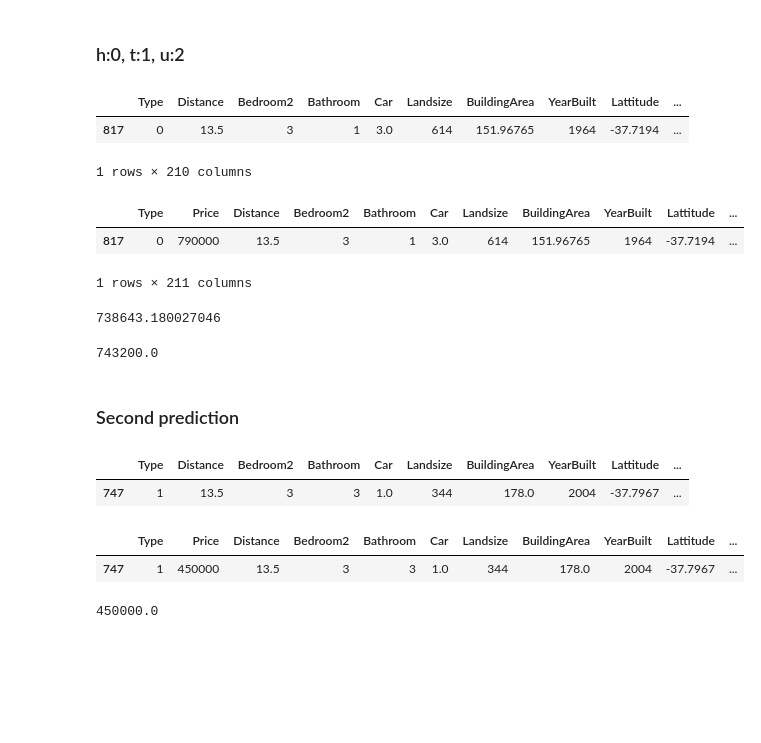
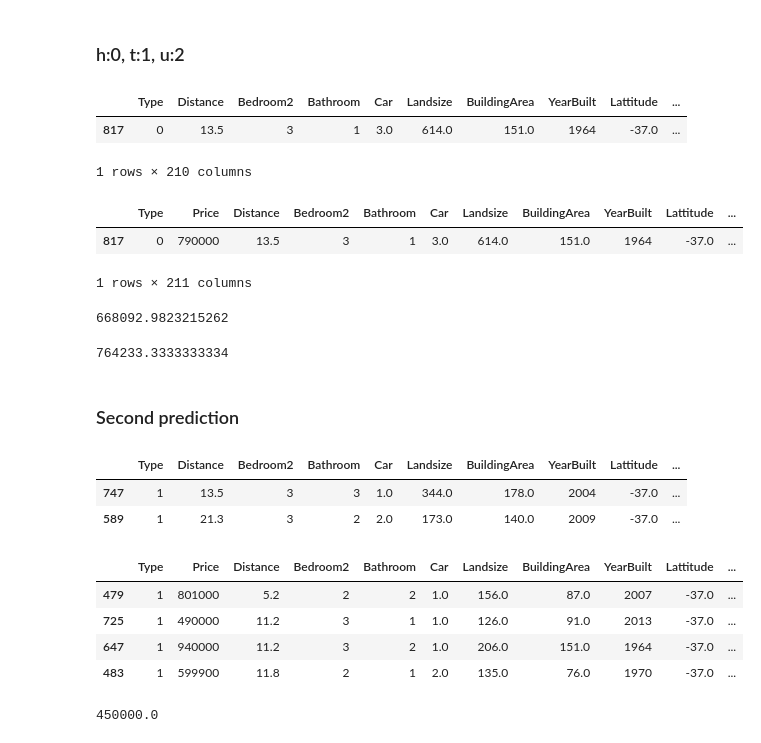
Before and after one commit to tomadonna1/Melbourne-housing, a Jupyter notebook: models/Step 2 - Model building/final.ipynb, the cells around one changed output. Cells and saved outputs as stored; diff of their text form; code cells hidden in the pictures; blank space fills up the shorter version.

```diff
--- a/models/Step 2 - Model building/final.ipynb
+++ b/models/Step 2 - Model building/final.ipynb
@@ -23,3 +23,14 @@ df.head()
 | 3 | u | 462500 | 13.5 | 2 | 1 | 1.0 | 164 | 126.2 | 2003 | -37.7218 | ... |
 | 4 | u | 510000 | 13.5 | 2 | 1 | 1.0 | 141 | 76.0 | 1985 | -37.7202 | ... |
 5 rows × 211 columns
+# %%
+df['Lattitude'] = df['Lattitude'].astype(int)
+df['Longtitude'] = df['Longtitude'].astype(int)
+# %%
+df['Lattitude'] = df['Lattitude'].astype(float)
+df['Longtitude'] = df['Longtitude'].astype(float)
+# %%
+df['BuildingArea'] = df['BuildingArea'].astype(int)
+df['Landsize'] = df['Landsize'].astype(int)
+df['BuildingArea'] = df['BuildingArea'].astype(float)
+df['Landsize'] = df['Landsize'].astype(float)
@@ -298,37 +325,41 @@ X_test.head(20)
 X_test[(X_test['Type'] == 0) & (X_test['Airport West'] == 1)].head(1)
 # %% [output]
 |  | Type | Distance | Bedroom2 | Bathroom | Car | Landsize | BuildingArea | YearBuilt | Lattitude | ... |
-| 817 | 0 | 13.5 | 3 | 1 | 3.0 | 614 | 151.96765 | 1964 | -37.7194 | ... |
+| 817 | 0 | 13.5 | 3 | 1 | 3.0 | 614.0 | 151.0 | 1964 | -37.0 | ... |
 1 rows × 210 columns
 # %%
 df2[(df2['Type'] == 0) & (df2['Airport West'] == 1) & (df2['Landsize'] == 614)].head(1)
 # %% [output]
 |  | Type | Price | Distance | Bedroom2 | Bathroom | Car | Landsize | BuildingArea | YearBuilt | Lattitude | ... |
-| 817 | 0 | 790000 | 13.5 | 3 | 1 | 3.0 | 614 | 151.96765 | 1964 | -37.7194 | ... |
+| 817 | 0 | 790000 | 13.5 | 3 | 1 | 3.0 | 614.0 | 151.0 | 1964 | -37.0 | ... |
 1 rows × 211 columns
 # %%
 # location,house_type,distance,bedroom2,bathroom,car,landsize,buildingArea,yearBuilt,lattitude,longtitude
-predict_price_g("Airport West", 0, 13.5, 3, 1, 3, 614, 151.96765, 1964, -37.7194, 144.8827)
+predict_price_g("Airport West", 0, 13.5, 3, 1, 3, 614, 151, 1964, -37, 144)
 # %% [output]
-738643.180027046
+668092.9823215262
 # %%
-predict_price_rf("Airport West", 0, 13.5, 3, 1, 3, 614, 151.96765, 1964, -37.7194, 144.8827)
+predict_price_rf("Airport West", 0, 13.5, 3, 1, 3, 614, 151, 1964, -37, 144)
 # %% [output]
-743200.0
+764233.3333333334
 # %% [markdown]
 ### Second prediction
 # %%
 # Set the option to display all columns
 pd.set_option('display.max_columns', None)
 
-X_test[(X_test['Type'] == 1)].head(1)
+X_test[(X_test['Type'] == 1)].head(2)
 # %% [output]
 |  | Type | Distance | Bedroom2 | Bathroom | Car | Landsize | BuildingArea | YearBuilt | Lattitude | ... |
-| 747 | 1 | 13.5 | 3 | 3 | 1.0 | 344 | 178.0 | 2004 | -37.7967 | ... |
+| 747 | 1 | 13.5 | 3 | 3 | 1.0 | 344.0 | 178.0 | 2004 | -37.0 | ... |
+| 589 | 1 | 21.3 | 3 | 2 | 2.0 | 173.0 | 140.0 | 2009 | -37.0 | ... |
 # %%
-df2[(df2['Type'] == 1) & (df2['Sunshine West'] == 1) & (df2['Lattitude'] == -37.7967)].head(1)
+df2[(df2['Type'] == 1) & (df2['Sunshine West'] == 1 & (df2['BuildingArea'] == 178))].head(4)
 # %% [output]
 |  | Type | Price | Distance | Bedroom2 | Bathroom | Car | Landsize | BuildingArea | YearBuilt | Lattitude | ... |
-| 747 | 1 | 450000 | 13.5 | 3 | 3 | 1.0 | 344 | 178.0 | 2004 | -37.7967 | ... |
+| 479 | 1 | 801000 | 5.2 | 2 | 2 | 1.0 | 156.0 | 87.0 | 2007 | -37.0 | ... |
+| 725 | 1 | 490000 | 11.2 | 3 | 1 | 1.0 | 126.0 | 91.0 | 2013 | -37.0 | ... |
+| 647 | 1 | 940000 | 11.2 | 3 | 2 | 1.0 | 206.0 | 151.0 | 1964 | -37.0 | ... |
+| 483 | 1 | 599900 | 11.8 | 2 | 1 | 2.0 | 135.0 | 76.0 | 1970 | -37.0 | ... |
 # %%
 # location,house_type,distance,bedroom2,bathroom,car,landsize,buildingArea,yearBuilt,lattitude,longtitude
```
Also changed, not shown: parts of 14 cells of this notebook, 6 other files.
